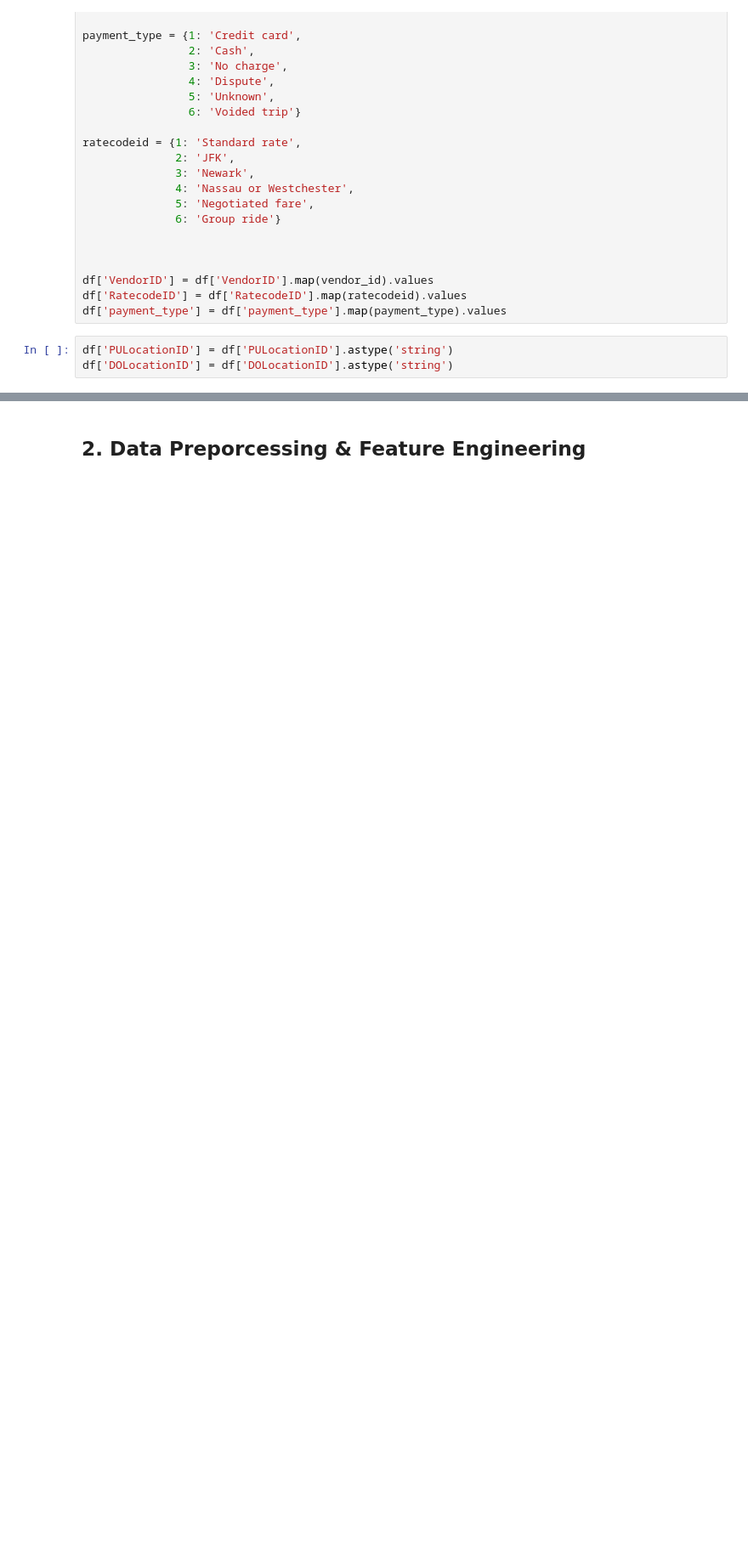
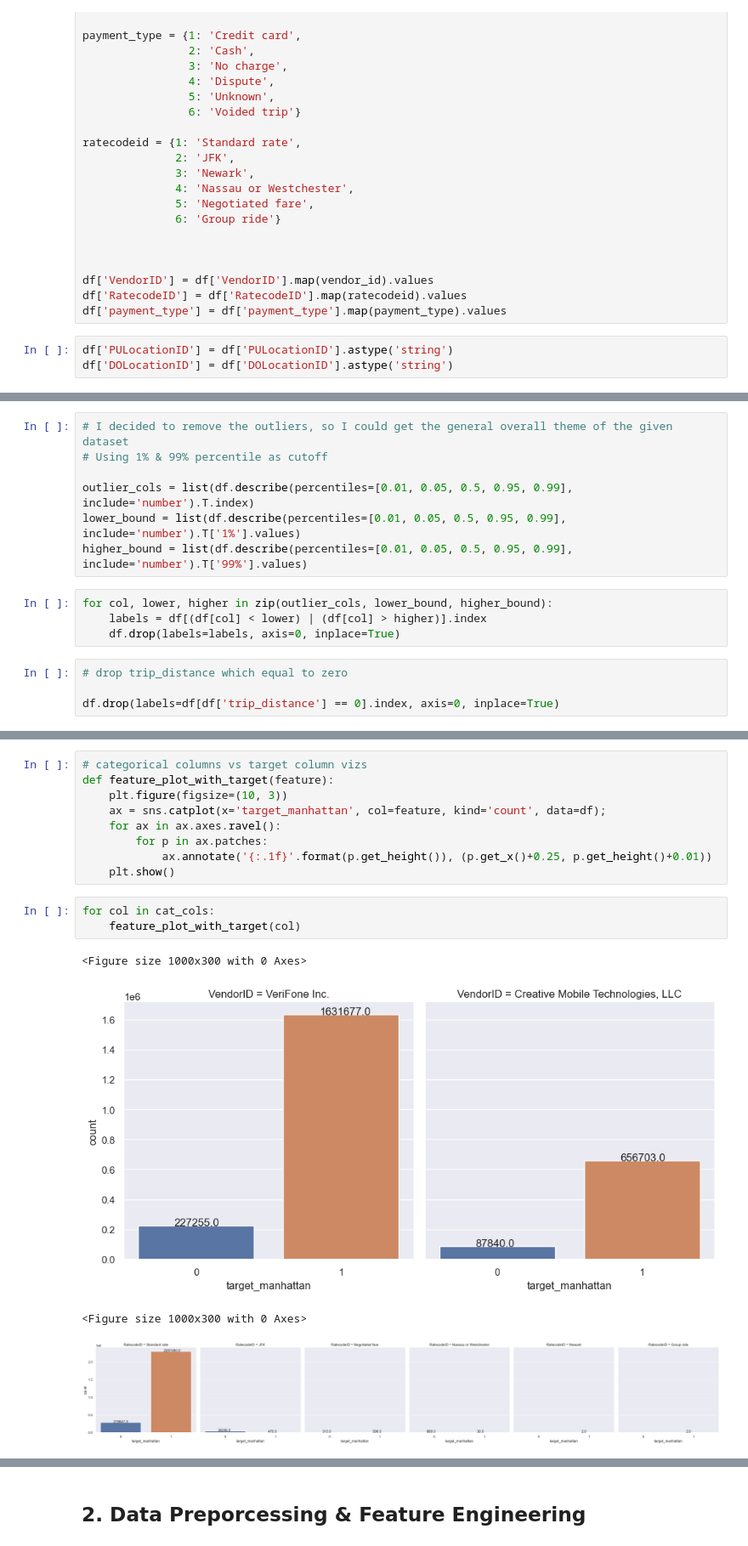
Before and after one commit to IchfanKurniawan/tlds-project, a Jupyter notebook: code/tlds-project.ipynb, the cells around one changed output, grey strips where cells are left out. Shown at 85% size. Cells and saved outputs as stored; diff of their text form; blank space fills up the shorter version.

```diff
--- a/code/tlds-project.ipynb
+++ b/code/tlds-project.ipynb
@@ -558,0 +658,15 @@ df.to_parquet('..\\dataset\\df_clean.parquet')
+# %%
+# I decided to remove the outliers, so I could get the general overall theme of the given dataset
+# Using 1% & 99% percentile as cutoff
+
+outlier_cols = list(df.describe(percentiles=[0.01, 0.05, 0.5, 0.95, 0.99], include='number').T.index)
+lower_bound = list(df.describe(percentiles=[0.01, 0.05, 0.5, 0.95, 0.99], include='number').T['1%'].values)
+higher_bound = list(df.describe(percentiles=[0.01, 0.05, 0.5, 0.95, 0.99], include='number').T['99%'].values)
+# %%
+for col, lower, higher in zip(outlier_cols, lower_bound, higher_bound):
+    labels = df[(df[col] < lower) | (df[col] > higher)].index
+    df.drop(labels=labels, axis=0, inplace=True)
+# %%
+# drop trip_distance which equal to zero
+
+df.drop(labels=df[df['trip_distance'] == 0].index, axis=0, inplace=True)
@@ -558,0 +787,17 @@ df.to_parquet('..\\dataset\\df_clean.parquet')
+# %%
+# categorical columns vs target column vizs
+def feature_plot_with_target(feature):
+    plt.figure(figsize=(10, 3))
+    ax = sns.catplot(x='target_manhattan', col=feature, kind='count', data=df);
+    for ax in ax.axes.ravel():
+        for p in ax.patches:
+            ax.annotate('{:.1f}'.format(p.get_height()), (p.get_x()+0.25, p.get_height()+0.01))
+    plt.show()
+# %%
+for col in cat_cols:
+    feature_plot_with_target(col)
+# %% [output]
+<Figure size 1000x300 with 0 Axes>
+[figure, added]
+<Figure size 1000x300 with 0 Axes>
+[figure, added]
```
Also changed, not shown: parts of 26 cells of this notebook.
